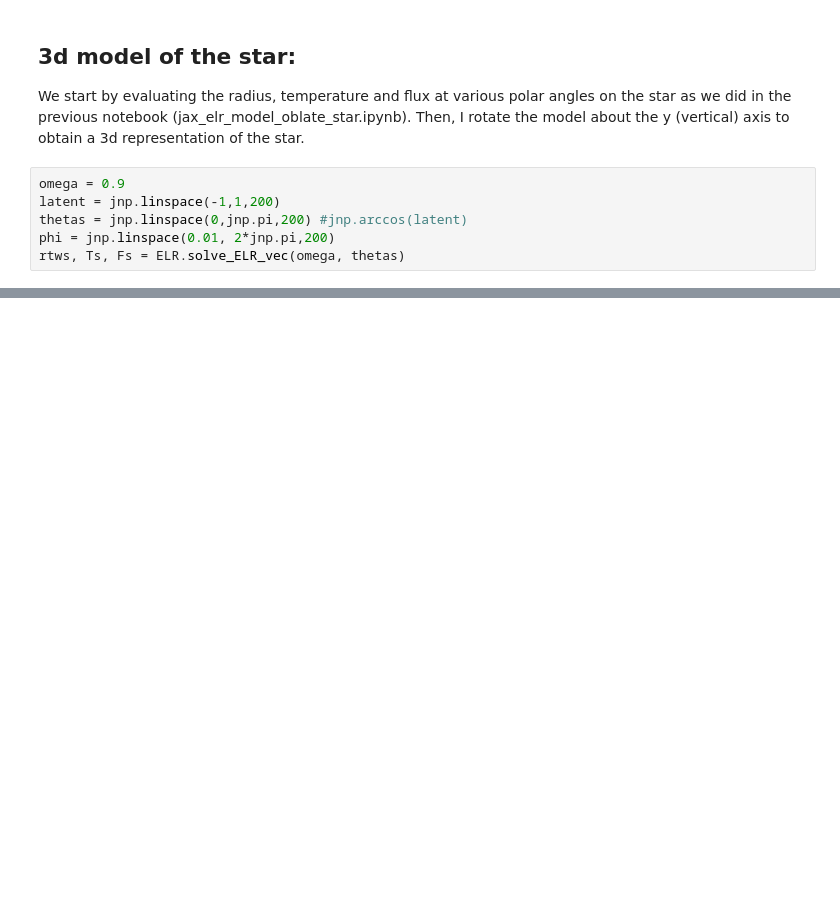
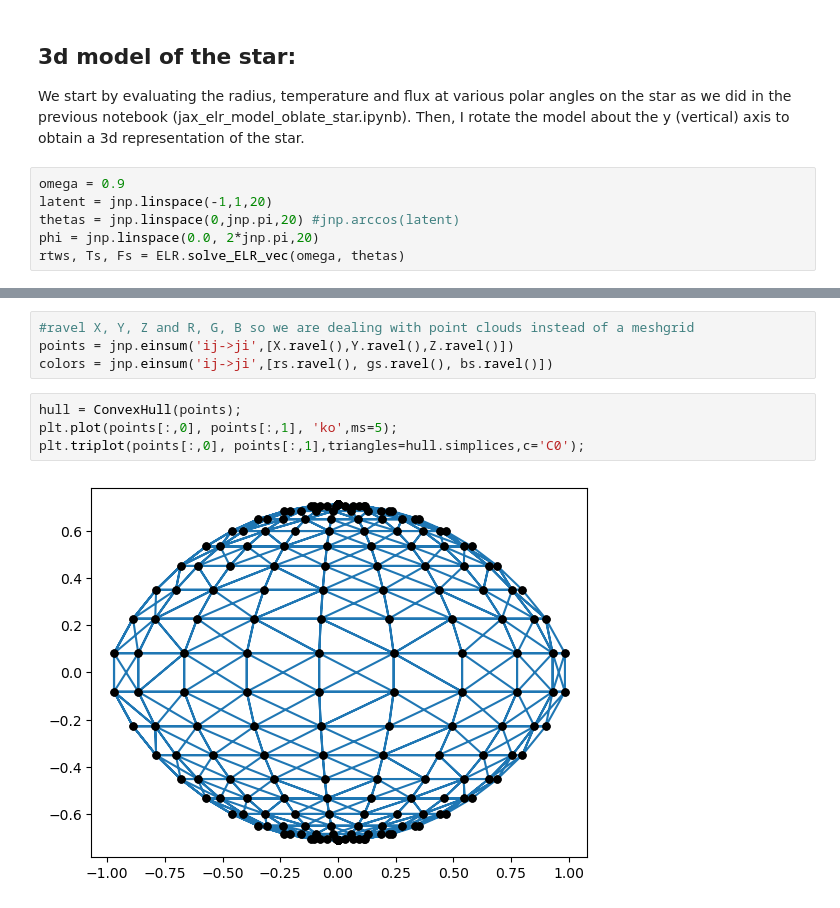
Before and after one commit to shashankdholakia/jax-interferometry, a Jupyter notebook: notebooks/interferometric_oblate_star_model.ipynb, the cells around one changed output, grey strips where cells are left out. Saved outputs shown, nothing was run; the diff lists cells and outputs as text; blank space fills up the shorter version.

Commit message:
deleted the back surface of the star and plot the mesh

```diff
--- a/notebooks/interferometric_oblate_star_model.ipynb
+++ b/notebooks/interferometric_oblate_star_model.ipynb
@@ -28,8 +29,8 @@ from colorpy import blackbody
 We start by evaluating the radius, temperature and flux at various polar angles on the star as we did in the previous notebook (jax_elr_model_oblate_star.ipynb). Then, I rotate the model about the y (vertical) axis to obtain a 3d representation of the star.
 # %%
 omega = 0.9
-latent = jnp.linspace(-1,1,200)
-thetas = jnp.linspace(0,jnp.pi,200) #jnp.arccos(latent)
-phi = jnp.linspace(0.01, 2*jnp.pi,200)
+latent = jnp.linspace(-1,1,20)
+thetas = jnp.linspace(0,jnp.pi,20) #jnp.arccos(latent)
+phi = jnp.linspace(0.0, 2*jnp.pi,20)
 rtws, Ts, Fs = ELR.solve_ELR_vec(omega, thetas)
 # %%
@@ -82,0 +94,10 @@ plt.show()
+# %%
+#ravel X, Y, Z and R, G, B so we are dealing with point clouds instead of a meshgrid
+points = jnp.einsum('ij->ji',[X.ravel(),Y.ravel(),Z.ravel()])
+colors = jnp.einsum('ij->ji',[rs.ravel(), gs.ravel(), bs.ravel()])
+# %%
+hull = ConvexHull(points);
+plt.plot(points[:,0], points[:,1], 'ko',ms=5);
+plt.triplot(points[:,0], points[:,1],triangles=hull.simplices,c='C0');
+# %% [output]
+[figure, added]
```
Also changed, not shown: parts of 21 cells of this notebook.
